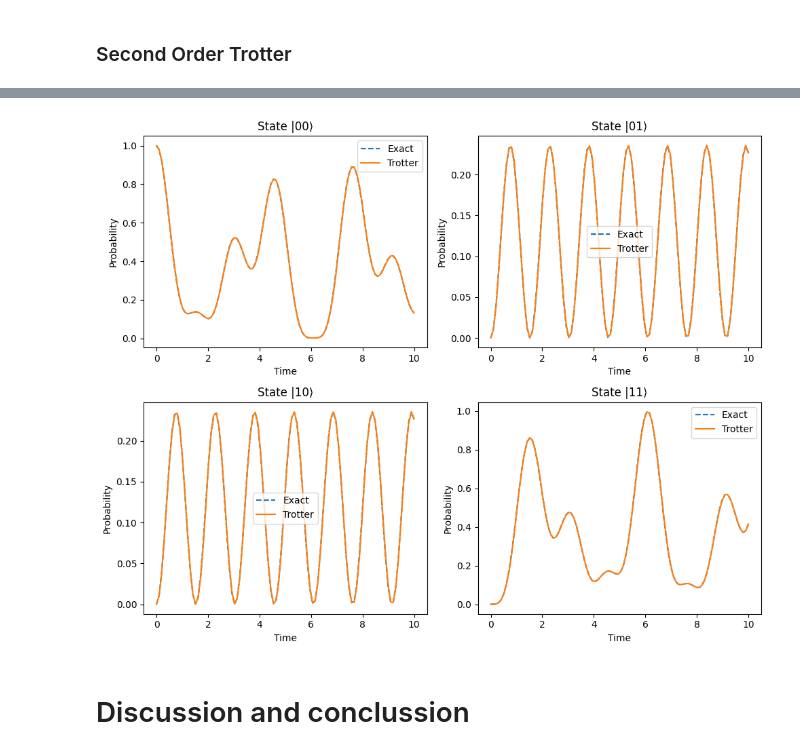
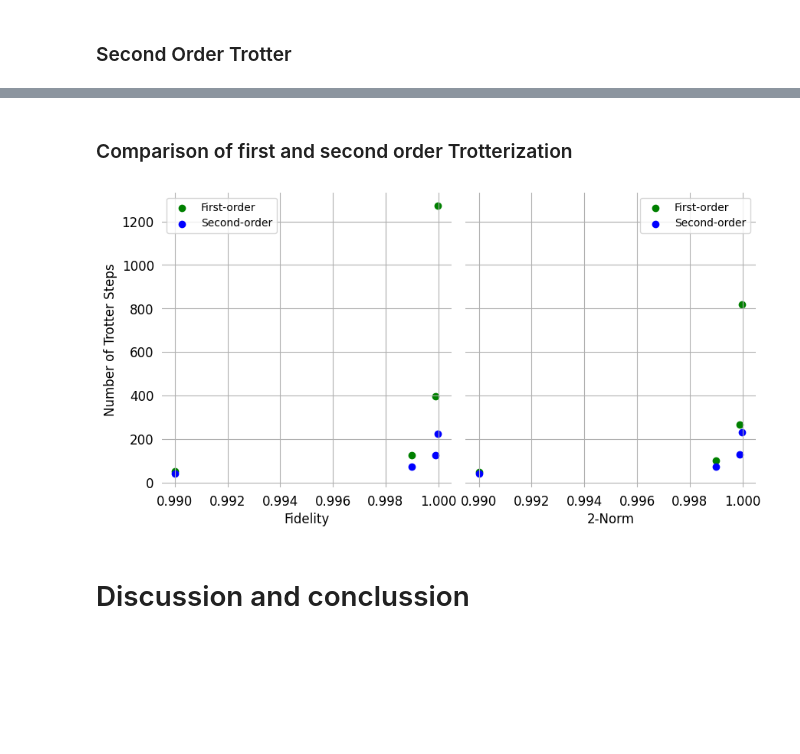
Before and after one commit to AugustGliese/SCIQIS-Project, a Jupyter notebook: python-files/main.ipynb, the cells around one changed output, grey strips where cells are left out. Drawn from its saved outputs; the diff is of its cells as text; code cells hidden in the pictures; blank space fills up the shorter version.

```diff
--- a/python-files/main.ipynb
+++ b/python-files/main.ipynb
@@ -518,44 +331,2 @@ ValueError: x and y must have same first dimension, but have shapes (1,) and (40
-# %%
-## Physical quantaties
-J = 0.5
-h = 1
-
-#Ising Hamiltonian for 2 sites
-hamiltonian = 'J * np.kron(Z, Z) + h * np.kron(X, I) + h * np.kron(I, X)'
-
-#number of qubits
-n = 2
-
-#Setting up an initial state
-qc = QuantumCircuit(n)
-
-#max time
-t_max = 10
-dt = 0.1
-
-#exact time evolution
-probabilities_exact, time, psi_exact, U_exact = qc.exact_time_evo(hamiltonian, t_max = t_max, dt = dt)
-
-#trotter time evolution
-trotter_steps = 10
-probalitities_trotter2, time, psi_trotter2, U_trotter2 = qc.second_trotter_chat(hamiltonian, trotter_steps = trotter_steps, t_max = t_max, dt = dt)
-
-#plotting
-fig, axes = plt.subplots(n, n, figsize=(10, 8))
-axes = axes.flatten()  #So we can index axes[0]..axes[3]
-
-states = [format(i, f"0{n}b") for i in range(2**n)]  #Create a bit string for given state
-
-for i, state in enumerate(states):
-    ax = axes[i]
-    ax.plot(time, probabilities_exact[:, i], label="Exact", linestyle="--")
-    ax.plot(time, probalitities_trotter2[:, i], label="Trotter")
-    ax.set_title(f"State |{state}⟩")
-    ax.set_xlabel("Time")
-    ax.set_ylabel("Probability")
-    ax.legend()
-
-plt.tight_layout()
-plt.show()
-# %% [output]
-[figure, removed]
+# %% [markdown]
+### Comparison of first and second order Trotterization
@@ -562,2 +404,31 @@ plt.show()
+# %%
+fig, (ax0,ax1) = plt.subplots(1, 2, sharey=True, figsize = (10,5), gridspec_kw=dict(wspace=0.05))
+
+ax0.scatter(fidelity_targets, trotter_steps_required_fidelity_1, marker = 'o', color = 'green', label="First-order")
+ax0.scatter(fidelity_targets, trotter_steps_required_fidelity_2, marker = 'o', color = 'blue', label="Second-order")
+ax1.scatter(norm_targets, trotter_steps_required_norm_1, marker = 'o', color = 'green', label="First-order")
+ax1.scatter(norm_targets, trotter_steps_required_norm_2, marker = 'o', color = 'blue', label="Second-order")
+
+ax0.set_ylabel("Number of Trotter Steps", fontsize=12)
+ax0.set_xlabel("Fidelity", fontsize=12)
+ax1.set_xlabel("2-Norm", fontsize=12)
+
+ax0.spines[:].set_visible(False)
+ax1.spines[:].set_visible(False)
+
+ax0.tick_params(bottom=False, left=False)
+ax1.tick_params(bottom=False, left=False)
+
+ax0.tick_params(axis='both', labelsize=12)
+ax1.tick_params(axis='both', labelsize=12)
+
+ax0.legend()
+ax1.legend()
+
+ax0.grid()
+ax1.grid()
+plt.show()
+# %% [output]
+[figure, added]
 # %% [markdown]
 # Discussion and conclussion
```
Also changed, not shown: parts of 15 cells of this notebook, 1 other file.
